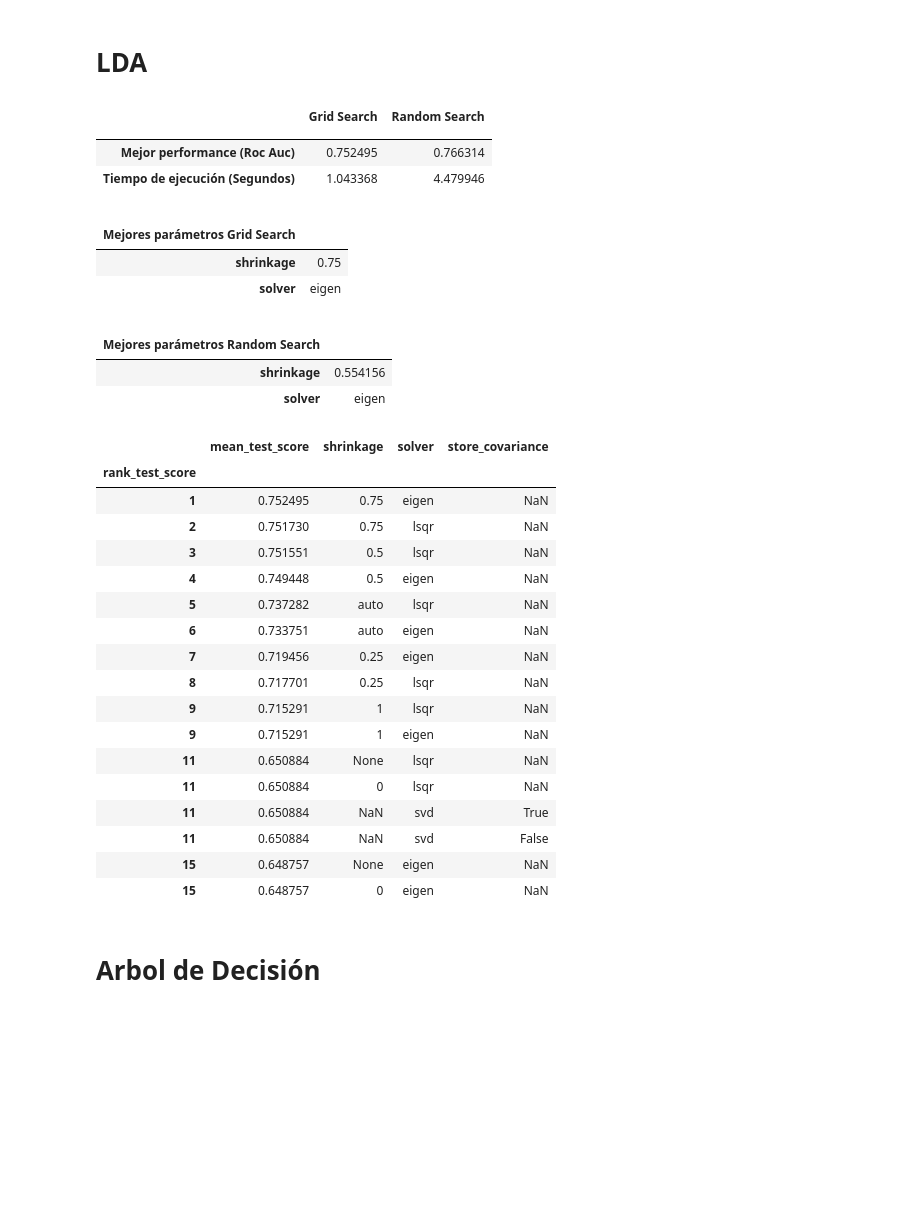
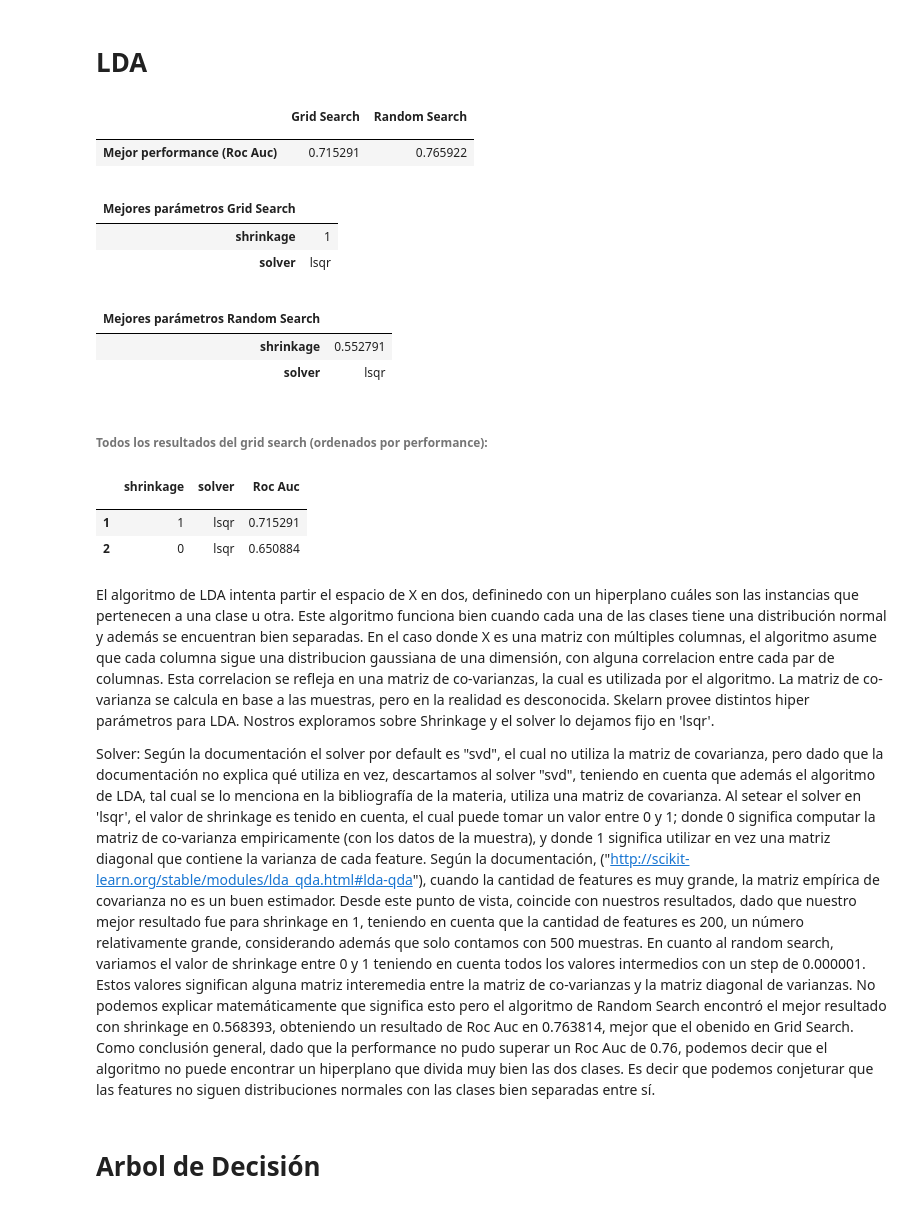
Before and after one commit to pfromer/MachineLearningTps, a Jupyter notebook: tp_version_2.ipynb, the cells around one changed output. Saved outputs shown, nothing was run; the diff lists cells and outputs as text; code cells hidden in the pictures; blank space fills up the shorter version.

Commit message:
explicaciones abroles y lda

```diff
--- a/tp_version_2.ipynb
+++ b/tp_version_2.ipynb
@@ -165,9 +166,9 @@ def performRandomSearch(classifier, param_dist):
 def displayBestParamsTable(classifier, paramsGridSearch, paramsRandomSearch):
     gridSearchResult = performGridSearch(classifier, paramsGridSearch);
     randomSearchResult = performRandomSearch(classifier, paramsRandomSearch);
-    df =  pd.DataFrame({ ' ' : ["Mejor performance (Roc Auc)", "Tiempo de ejecución (Segundos)"],
-                          'Grid Search' : [gridSearchResult["bestScore"],gridSearchResult[ "executionTime"]],
-                          'Random Search' : [randomSearchResult["bestScore"],randomSearchResult[ "executionTime"]]
+    df =  pd.DataFrame({ ' ' : ["Mejor performance (Roc Auc)"],
+                          'Grid Search' : [gridSearchResult["bestScore"]],
+                          'Random Search' : [randomSearchResult["bestScore"]]
                         })
     display(df.set_index(' '))
     orderedBestGridParams = collections.OrderedDict(sorted(gridSearchResult["bestParams"].items()))
@@ -181,7 +182,9 @@ def displayBestParamsTable(classifier, paramsGridSearch, paramsRandomSearch):
 
     allScores = renameAndDeleteColumnsInAllScoresTable(gridSearchResult["allScores"])
 
-    display(pd.DataFrame(allScores).sort_values(by=['rank_test_score']).set_index("rank_test_score"))
+    display(HTML('<h6 style="font-style:/"/";font-size:/"88%/"">Todos los resultados del grid search (ordenados por performance):</h6>'))
+
+    display(pd.DataFrame(allScores).sort_values(by=['']).set_index(""))
 
 def renameAndDeleteColumnsInAllScoresTable(allScores):
     allScores.pop('mean_fit_time', None)
@@ -203,47 +206,49 @@ def renameAndDeleteColumnsInAllScoresTable(allScores):
     for key in list(newDict.keys()):
         allScores[key]=newDict[key]
 
+    allScores['Roc Auc'] = allScores.pop("mean_test_score");
+    allScores[''] = allScores.pop("rank_test_score");
+
+
     return allScores
 # %% [markdown]
 # LDA
 # %%
-lda_param_grid = [{'solver': ['lsqr', 'eigen'], 'shrinkage': [None, 'auto', 0, 0.25, 0.5, 0.75, 1]},
-                   {'solver': ['svd'], 'store_covariance' : [True, False]}]
+lda_param_grid = [{'solver': ['lsqr'], 'shrinkage': [0, 1]}]
 
-lda_param_random = {'solver': ['lsqr', 'eigen'], 'shrinkage': np.arange(0, 1, 0.000001)}
+lda_param_random = {'solver': ['lsqr'], 'shrinkage': np.arange(0, 1, 0.000001)}
 
 displayBestParamsTable(LinearDiscriminantAnalysis(),lda_param_grid, lda_param_random)
 # %% [output]
 |  | Grid Search | Random Search |
 |  |  |  |
-| Mejor performance (Roc Auc) | 0.752495 | 0.766314 |
-| Tiempo de ejecución (Segundos) | 1.043368 | 4.479946 |
+| Mejor performance (Roc Auc) | 0.715291 | 0.765922 |
 |  |  |
 | Mejores parámetros Grid Search |  |
-| shrinkage | 0.75 |
-| solver | eigen |
+| shrinkage | 1 |
+| solver | lsqr |
 |  |  |
 | Mejores parámetros Random Search |  |
-| shrinkage | 0.554156 |
-| solver | eigen |
+| shrinkage | 0.552791 |
+| solver | lsqr |
+Todos los resultados del grid search (ordenados por performance):
-|  | mean_test_score | shrinkage | solver | store_covariance |
-| rank_test_score |  |  |  |  |
-| 1 | 0.752495 | 0.75 | eigen | NaN |
-| 2 | 0.751730 | 0.75 | lsqr | NaN |
-| 3 | 0.751551 | 0.5 | lsqr | NaN |
-| 4 | 0.749448 | 0.5 | eigen | NaN |
-| 5 | 0.737282 | auto | lsqr | NaN |
-| 6 | 0.733751 | auto | eigen | NaN |
-| 7 | 0.719456 | 0.25 | eigen | NaN |
-| 8 | 0.717701 | 0.25 | lsqr | NaN |
-| 9 | 0.715291 | 1 | lsqr | NaN |
-| 9 | 0.715291 | 1 | eigen | NaN |
-| 11 | 0.650884 | None | lsqr | NaN |
-| 11 | 0.650884 | 0 | lsqr | NaN |
-| 11 | 0.650884 | NaN | svd | True |
-| 11 | 0.650884 | NaN | svd | False |
-| 15 | 0.648757 | None | eigen | NaN |
-| 15 | 0.648757 | 0 | eigen | NaN |
+|  | shrinkage | solver | Roc Auc |
+|  |  |  |  |
+| 1 | 1 | lsqr | 0.715291 |
+| 2 | 0 | lsqr | 0.650884 |
+# %% [markdown]
+El algoritmo de LDA intenta partir el espacio de X en dos, defininedo con un hiperplano cuáles son las instancias
+que pertenecen a una clase u otra. Este algoritmo funciona bien cuando cada una de las clases tiene una distribución normal y además se encuentran bien separadas. En el caso donde X es una matriz con múltiples columnas, el algoritmo asume que cada columna sigue una distribucion gaussiana de una dimensión, con alguna correlacion entre cada par de columnas. Esta correlacion se refleja en una matriz de co-varianzas, la cual es utilizada por el algoritmo. La matriz de co-varianza se calcula en base a las muestras, pero en la realidad es desconocida.
+Skelarn provee distintos hiper parámetros para LDA. Nostros exploramos sobre Shrinkage y el solver lo dejamos fijo en 'lsqr'.
+
+Solver: Según la documentación el solver por default es "svd", el cual no utiliza la matriz de covarianza, pero dado que la documentación no explica qué utiliza en vez, descartamos al solver "svd", teniendo en cuenta que además el algoritmo de LDA, tal cual se lo menciona en la bibliografía de la materia, utiliza una matriz de covarianza.
+Al setear el solver en 'lsqr', el valor de shrinkage es tenido en cuenta, el cual puede tomar un valor entre 0 y 1; donde 0 significa computar la matriz de co-varianza empiricamente (con los datos de la muestra), y donde 1 significa utilizar
+en vez una matriz diagonal que contiene la varianza de cada feature.
+Según la documentación, ("http://scikit-learn.org/stable/modules/lda_qda.html#lda-qda"), cuando la cantidad de features es muy
+grande, la matriz empírica de covarianza no es un buen estimador. Desde este punto de vista, coincide con nuestros resultados, dado que nuestro mejor resultado fue para shrinkage en 1, teniendo en cuenta que la cantidad de features es 200, un número relativamente grande, considerando además que solo contamos con 500 muestras.
+En cuanto al random search, variamos el valor de shrinkage entre 0 y 1 teniendo en cuenta todos los valores intermedios con un step de 0.000001. Estos valores significan alguna matriz interemedia entre la matriz de co-varianzas y la matriz diagonal de varianzas. No podemos explicar matemáticamente que significa esto pero el algoritmo de Random Search encontró el mejor resultado con shrinkage en 0.568393, obteniendo un resultado de Roc Auc en 0.763814, mejor que el obenido en Grid Search.
+Como conclusión general, dado que la performance no pudo superar un Roc Auc de 0.76, podemos decir que el algoritmo no puede
+encontrar un hiperplano que divida muy bien las dos clases. Es decir que podemos conjeturar que las features no siguen distribuciones normales con las clases bien separadas entre sí.
 # %% [markdown]
 # Arbol de Decisión
 # %%
```
Also changed, not shown: parts of 8 cells of this notebook.
